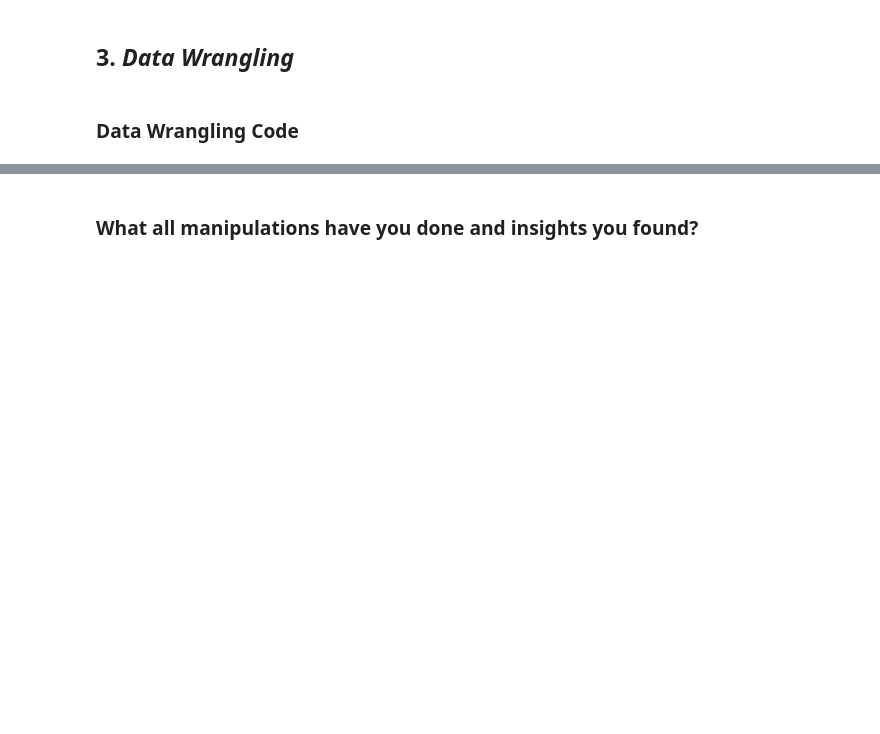
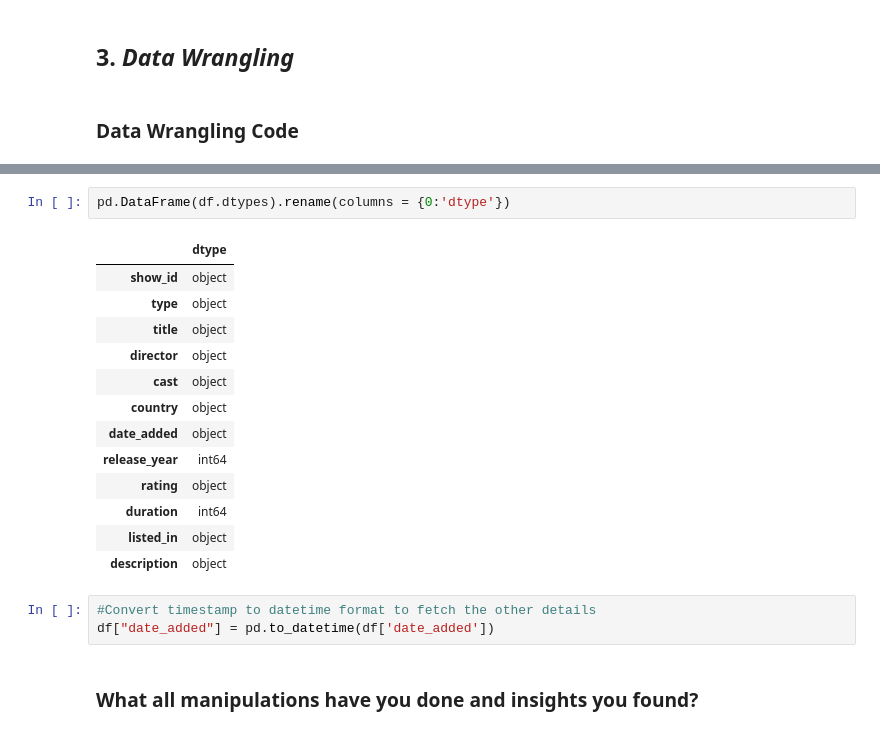
Before and after one commit to Navjotkhatri/NETFLIX-MOVIES-AND-TV-SHOWS-CLUSTERING, a Jupyter notebook: NETFLIX_MOVIES_AND_TV_SHOWS_CLUSTERING.ipynb, the cells around one changed output, grey strips where cells are left out. Saved outputs shown, nothing was run; the diff lists cells and outputs as text; blank space fills up the shorter version.

```diff
--- a/NETFLIX_MOVIES_AND_TV_SHOWS_CLUSTERING.ipynb
+++ b/NETFLIX_MOVIES_AND_TV_SHOWS_CLUSTERING.ipynb
@@ -233,3 +361,22 @@ Answer Here
+# %%
+pd.DataFrame(df.dtypes).rename(columns = {0:'dtype'})
+# %% [output]
+|  | dtype |
+| show_id | object |
+| type | object |
+| title | object |
+| director | object |
+| cast | object |
+| country | object |
+| date_added | object |
+| release_year | int64 |
+| rating | object |
+| duration | int64 |
+| listed_in | object |
+| description | object |
+# %%
+#Convert timestamp to datetime format to fetch the other details
+df["date_added"] = pd.to_datetime(df['date_added'])
 # %% [markdown]
 ### What all manipulations have you done and insights you found?
 # %% [markdown]
```
Also changed, not shown: parts of 18 cells of this notebook.
